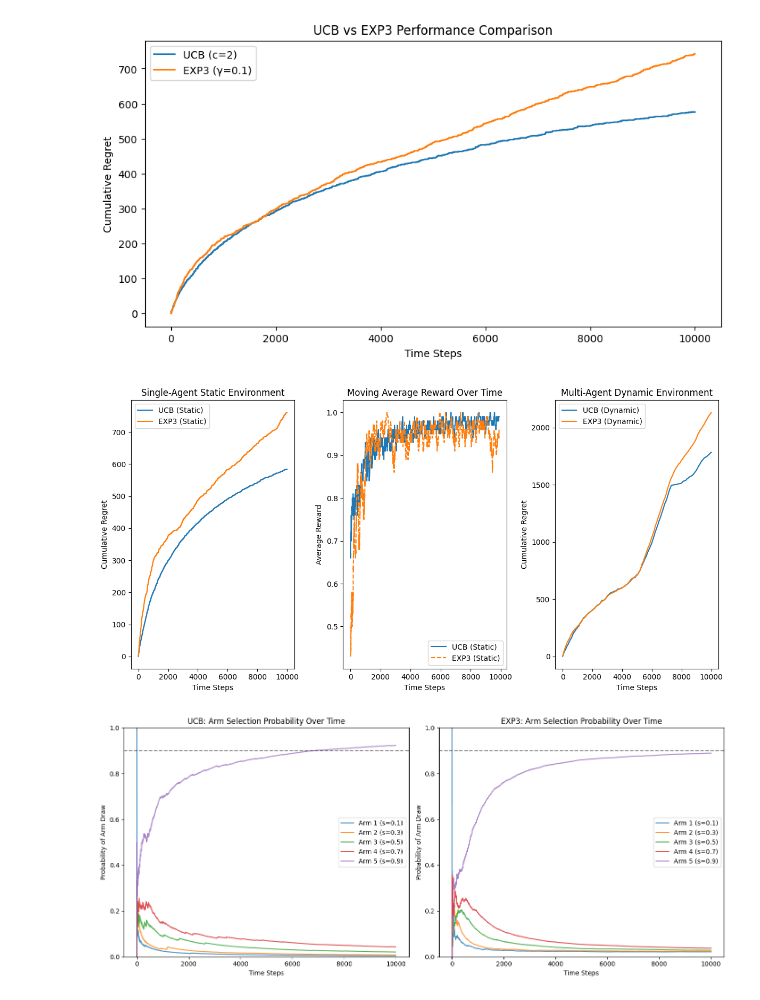
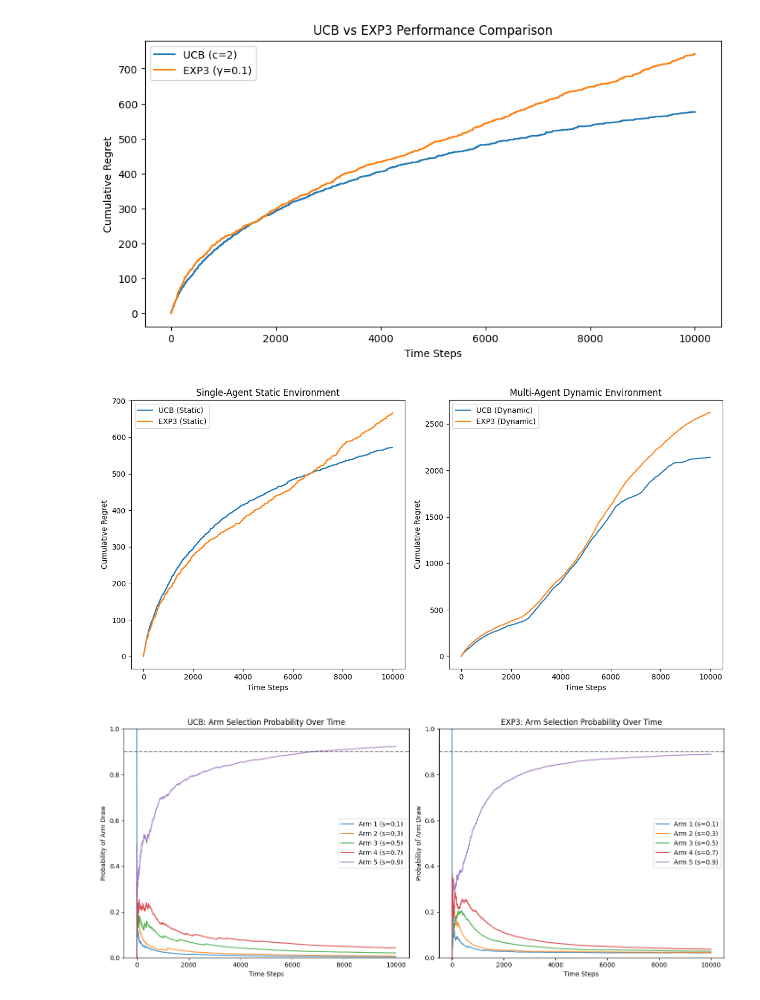
Before and after one commit to jessie-1001/RS-PROJECT, a Jupyter notebook: test_zyc.ipynb, the cells around one changed output. Saved outputs shown, nothing was run; the diff lists cells and outputs as text; code cells hidden in the pictures.

```diff
--- a/test_zyc.ipynb
+++ b/test_zyc.ipynb
@@ -987,7 +987,6 @@ class EXP3:
 def run_experiment(bandit_class, bandit_params, env, num_steps):
     bandit = bandit_class(**bandit_params)
     regrets = []
-    rewards = []
     optimal_reward = max(env.reward_means if isinstance(env, BanditEnvironment) else env.original_means)
 
     for t in range(num_steps):
@@ -997,13 +996,8 @@ def run_experiment(bandit_class, bandit_params, env, num_steps):
 
         regret = optimal_reward - reward
         regrets.append(regret)
-        rewards.append(reward)
 
-    return np.cumsum(regrets), np.array(rewards)
-
-def moving_average(data, window_size=100):
-    """Computes the moving average for smoother visualization."""
-    return np.convolve(data, np.ones(window_size)/window_size, mode='valid')
+    return np.cumsum(regrets)
 
 def run_multi_agent_experiment(bandit_classes, bandit_params_list, env, num_steps):
     bandits = [cls(**params) for cls, params in zip(bandit_classes, bandit_params_list)]
@@ -1036,8 +1030,8 @@ plt.figure(figsize=(12, 6))
 
 # Single-Agent Experiments
 plt.subplot(1, 2, 1)
-ucb_static_regret, ucb_static_rewards = run_experiment(UCB, {'num_arms': num_arms, 'c': 2}, static_env, num_steps)
-exp3_static_regret, exp3_static_rewards = run_experiment(EXP3, {'num_arms': num_arms, 'gamma': 0.1}, static_env, num_steps)
+ucb_static_regret = run_experiment(UCB, {'num_arms': num_arms, 'c': 2}, static_env, num_steps)
+exp3_static_regret = run_experiment(EXP3, {'num_arms': num_arms, 'gamma': 0.1}, static_env, num_steps)
 
 plt.plot(ucb_static_regret, label='UCB (Static)')
 plt.plot(exp3_static_regret, label='EXP3 (Static)')
@@ -1046,34 +1040,34 @@ plt.xlabel("Time Steps")
 plt.ylabel("Cumulative Regret")
 plt.legend()
 
 
 # Multi-Agent Dynamic Environment
 plt.subplot(1, 2, 2)
 dynamic_results = run_multi_agent_experiment(
     [UCB, EXP3, UCB, EXP3],
     [{'num_arms': num_arms, 'c': 2},
      {'num_arms': num_arms, 'gamma': 0.1},
      {'num_arms': num_arms, 'c': 2},
      {'num_arms': num_arms, 'gamma': 0.1}],
     dynamic_env,
     num_steps
 )
 
 # Average results for each algorithm type
 ucb_dynamic_regret = (dynamic_results[0] + dynamic_results[2]) / 2
 exp3_dynamic_regret = (dynamic_results[1] + dynamic_results[3]) / 2
 
 plt.plot(ucb_dynamic_regret, label='UCB (Dynamic)')
 plt.plot(exp3_dynamic_regret, label='EXP3 (Dynamic)')
 plt.title("Multi-Agent Dynamic Environment")
 plt.xlabel("Time Steps")
 plt.ylabel("Cumulative Regret")
 plt.legend()
 
 plt.tight_layout()
 plt.show()
 # %% [output]
-[figure, old version]
+[figure, new version]
 # %%
 import numpy as np
 import matplotlib.pyplot as plt
```
